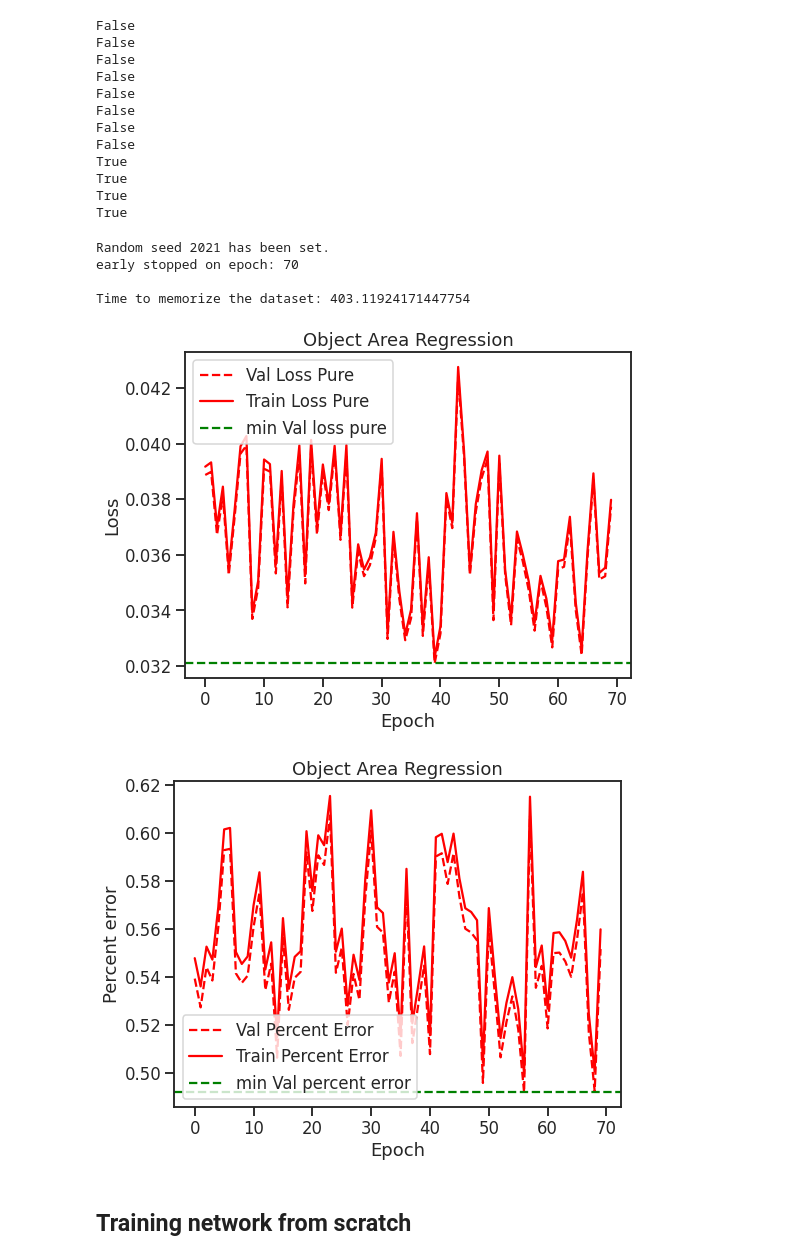
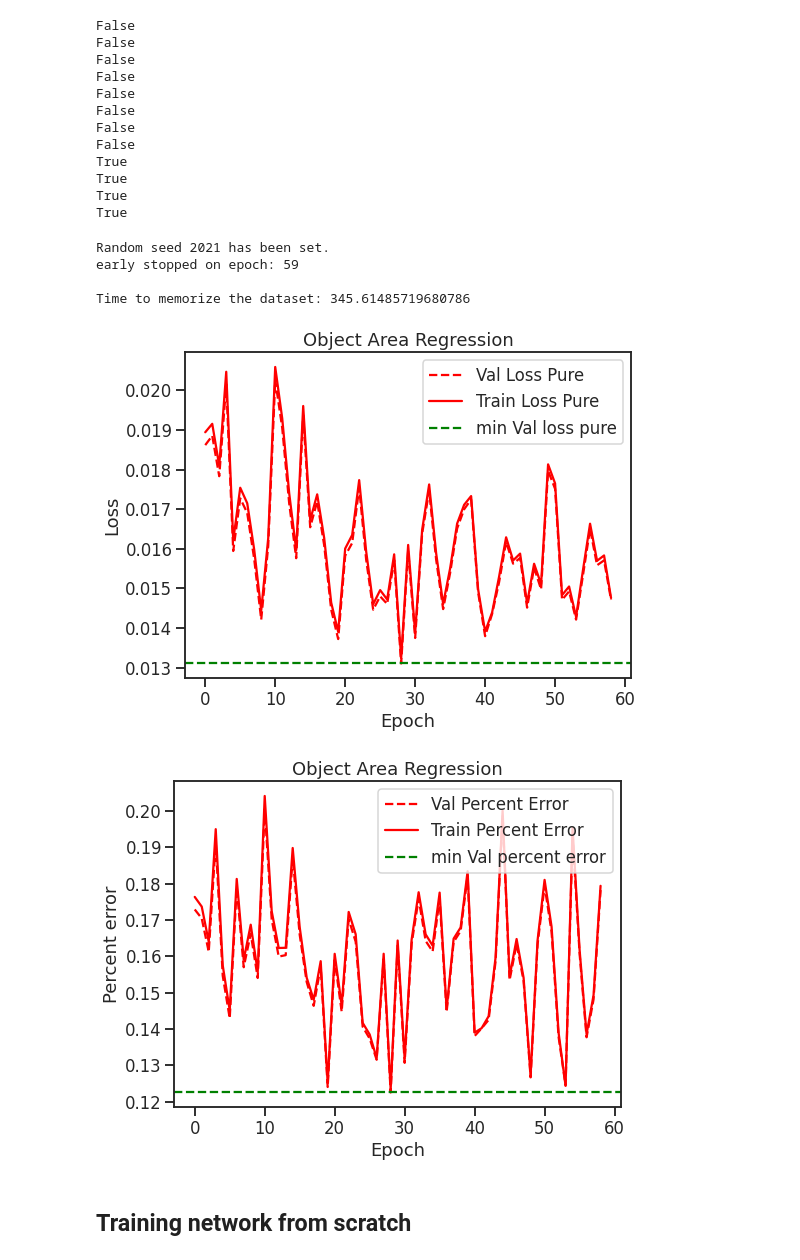
Before and after one commit to kkarbasi/metamorphs, a Jupyter notebook: transfer2.ipynb, the cells around one changed output. Drawn from its saved outputs; the diff is of its cells as text; code cells hidden in the pictures.

```diff
--- a/transfer2.ipynb
+++ b/transfer2.ipynb
@@ -681,7 +681,7 @@ True
 # %%
 args = {
     'epochs': 300,
-    'lr': 0.005,
+    'lr': 0.00038413048078536063,
     'momentum': 0.8,
     'device': DEVICE,
     'checkpoint_path':'./pretrained/cnn3_cat2reg_cl_objarea_lr0.005_mmt0.8.pt'
@@ -700,37 +700,37 @@ val_loss_pure, train_loss_pure, train_error_list, val_error_list, model_cl, best
 end_time = time.time()
 
 print(f"Time to memorize the dataset: {end_time - start_time}")
 
 # Train and Test accuracy plot
 plt.figure(figsize=(8, 6))
 plt.plot(val_loss_pure, label='Val Loss Pure', c='red', ls='dashed')
 plt.plot(train_loss_pure, label='Train Loss Pure', c='red', ls='solid')
 plt.axhline(y=min(val_loss_pure), c='green', ls='dashed',
             label='min Val loss pure')
 plt.title('Object Area Regression')
 plt.ylabel('Loss')
 plt.xlabel('Epoch')
 plt.legend()
 plt.show()
 
 # Train and Test accuracy plot
 plt.figure(figsize=(8, 6))
 plt.plot(val_error_list, label='Val Percent Error', c='red', ls='dashed')
 plt.plot(train_error_list, label='Train Percent Error', c='red', ls='solid')
 plt.axhline(y=min(val_error_list), c='green', ls='dashed',
             label='min Val percent error')
 plt.title('Object Area Regression')
 plt.ylabel('Percent error')
 plt.xlabel('Epoch')
 plt.legend()
 plt.show()
 # %% [output]
 Random seed 2021 has been set.
-early stopped on epoch: 70
+early stopped on epoch: 59
 
-Time to memorize the dataset: 403.11924171447754
+Time to memorize the dataset: 345.61485719680786
-[figure, old version]
+[figure, new version]
-[figure, old version]
+[figure, new version]
 # %%
 #save the arrays for later use val_loss_pure, train_loss_pure, train_error_list, val_error_list
 np.save("final_classifer_val_loss_pure", val_loss_pure)
```
